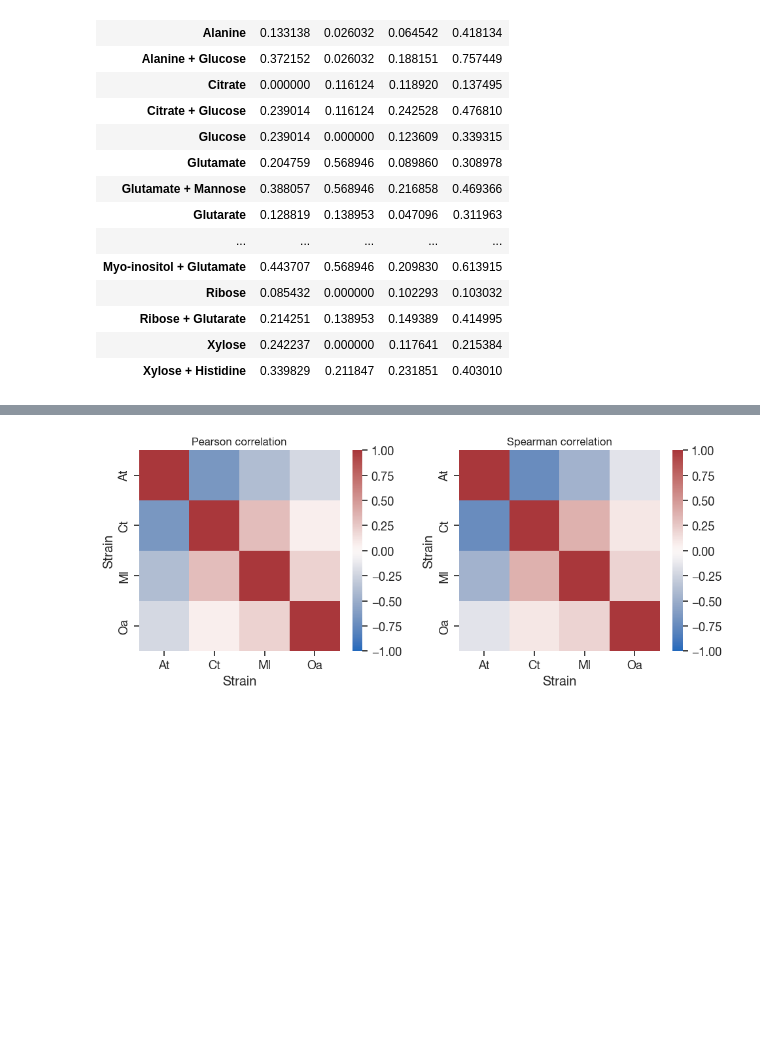
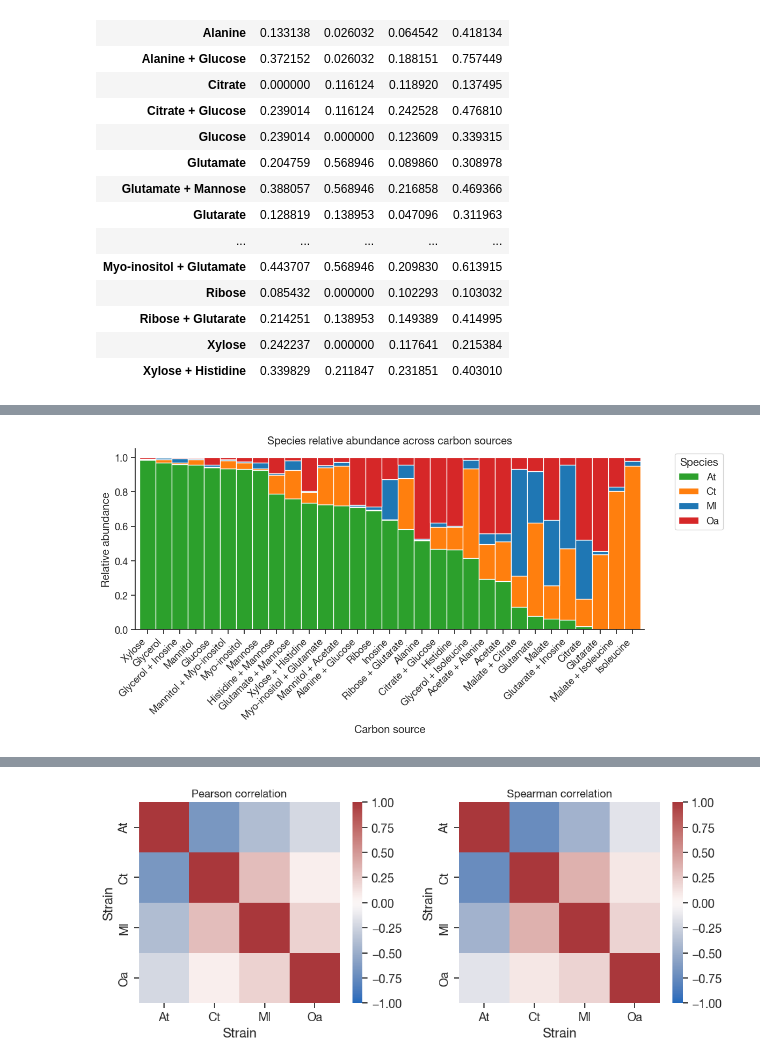
Before and after one commit to sulheim/coexistence, a Jupyter notebook: notebooks/2_assembly_1/2B_analyse_assembly_2.ipynb, the cells around one changed output, grey strips where cells are left out. Drawn from its saved outputs; the diff is of its cells as text; code cells hidden in the pictures; blank space fills up the shorter version.

```diff
--- a/notebooks/2_assembly_1/2B_analyse_assembly_2.ipynb
+++ b/notebooks/2_assembly_1/2B_analyse_assembly_2.ipynb
@@ -1263,0 +1280,25 @@ df_mean78.pivot(index='Carbon source', columns='Species', values='max_growth_rat
+# %%
+# Create a stacked barplot of relative abundances by carbon source
+fig, ax = plt.subplots(figsize=(12, 6))
+
+# Pivot the data to get species as columns
+# rel_abu_pivot = rel_abu_long.pivot(index='Carbon source', columns='Species', values='Rel. abundance')
+df_mean_pivot = df_mean78.pivot(index = 'Carbon source', columns = 'Species', values = 'Mean CFUs/mL')
+# Calculate relative abundances (normalize each row to sum to 1)
+df_rel_abu = df_mean_pivot.div(df_mean_pivot.sum(axis=1), axis=0)
+
+df_rel_abu = df_rel_abu.round(3)
+df_rel_abu.sort_values(by = ['At', 'Oa'],ascending = False, inplace = True)
+# Create stacked bar plot
+df_rel_abu[species_list].plot(kind='bar', stacked=True, ax=ax, color=palette, width=1)
+
+plt.xlabel('Carbon source')
+plt.ylabel('Relative abundance')
+plt.title('Species relative abundance across carbon sources')
+plt.xticks(rotation=45, ha='right')
+plt.legend(title='Species', bbox_to_anchor=(1.05, 1), loc='upper left')
+sns.despine()
+plt.tight_layout()
+plt.show()
+# %% [output]
+[figure, added]
```
Also changed, not shown: parts of 35 cells of this notebook, 5 other files.
